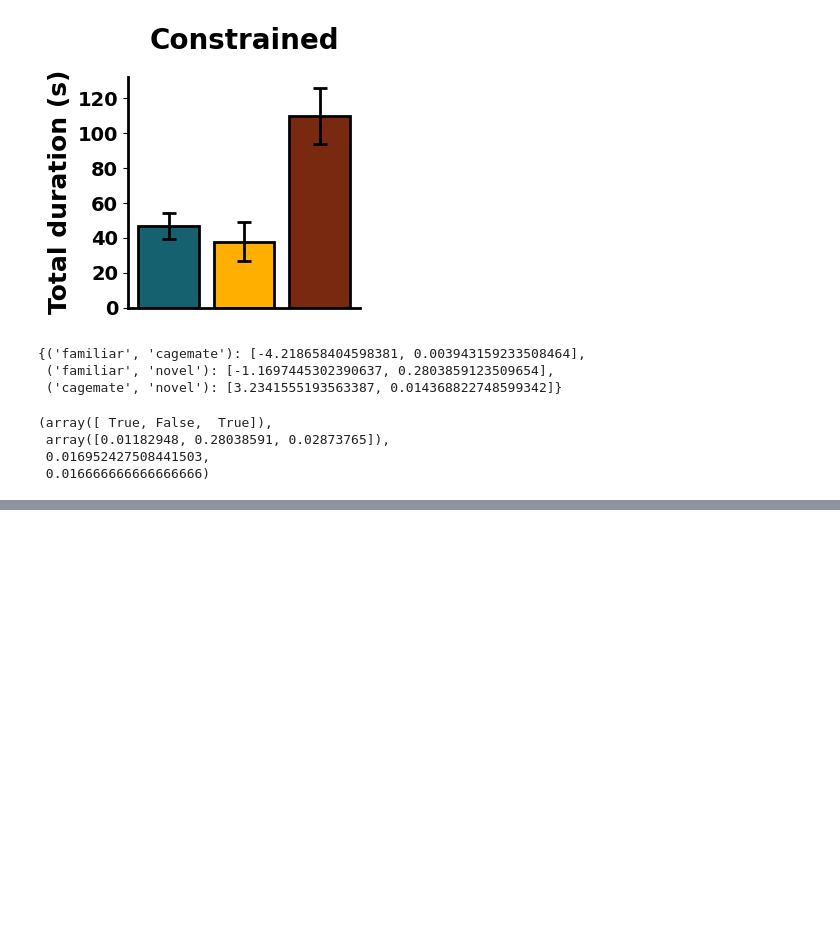
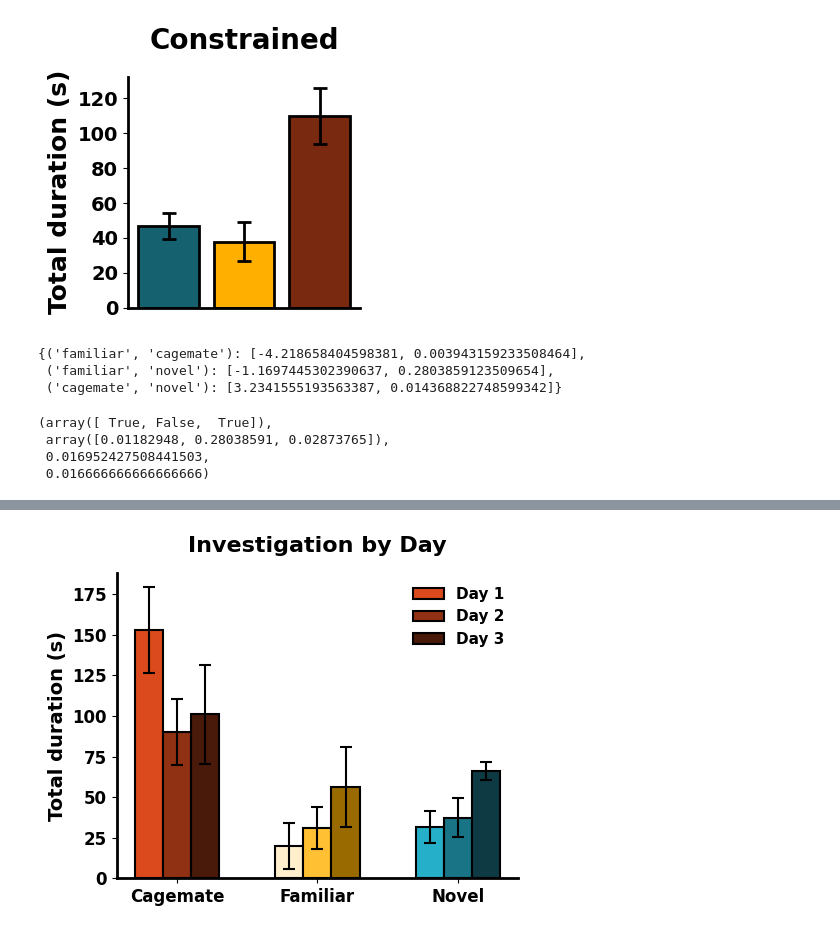
Before and after one commit to padillacoreanolab/diff_fam_social_memory_ephys, a Jupyter notebook: data_analysis/pilot1/constrained/phase3_behavior.ipynb, the cells around one changed output, grey strips where cells are left out. Drawn from its saved outputs; the diff is of its cells as text; code cells hidden in the pictures; blank space fills up the shorter version.

```diff
--- a/data_analysis/pilot1/constrained/phase3_behavior.ipynb
+++ b/data_analysis/pilot1/constrained/phase3_behavior.ipynb
@@ -35,7 +35,7 @@ def unpickle_this(pickle_file):
     with open(pickle_file, 'rb') as file:
         return(pickle.load(file))
 # %%
-behavior_dicts = unpickle_this('behavior_dicts.pkl')
+behavior_dicts = unpickle_this('data_analysis/pilot1/constrained/behavior_dicts.pkl')
 # %%
 event_info = {}
 sniff_itis = []
@@ -177,10 +197,11 @@ event_overview.to_csv('pilot1_behavior_data_cups')
 event_overview = pd.concat({k: pd.DataFrame(v) for k, v in event_info.items()}, axis=0)
 event_overview = event_overview.reset_index()
 event_overview['subject'] = event_overview['level_0'].apply(lambda x: x.split('_')[1] + '.' + x.split('_')[2])
+event_overview['day'] =  event_overview['level_0'].apply(lambda x: x.split('_')[0][3])
 event_dict_keys
 event_overview.drop(columns = ['level_0'], inplace = True)
 # Step 1: average within each subject per metric
-subject_means = event_overview.groupby(['subject', 'level_1']).mean()
+subject_means = event_overview.drop(columns = ['day']).groupby(['subject', 'level_1']).mean()
 # Step 2: average across subjects per metric
 event_overview_averages = subject_means.groupby('level_1').mean()
 event_overview_averages
@@ -294,0 +372,81 @@ adjusted_p_values
+# %%
+import numpy as np
+import matplotlib.pyplot as plt
+
+def plot_investigation_by_day(event_overview, agents=['cagemate', 'familiar', 'novel'],
+                               colors={'cagemate': '#792910', 'familiar': '#FFB000', 'novel': '#15616F'}):
+
+    # --- Compute per-subject means per day per agent ---
+    melted = event_overview[event_overview['level_1'] == 'total time'][
+        ['subject', 'day'] + agents
+    ].groupby(['subject', 'day']).mean().reset_index()
+    print(melted.head())
+
+    # Average and SEM across subjects
+    stats = melted.groupby('day')[agents].agg(['mean', 'sem'])
+    days = sorted(melted['day'].unique())  # e.g. ['1', '2', '3']
+    n_days = len(days)
+    n_agents = len(agents)
+
+    # --- Layout ---
+    bar_width = 0.2
+    group_spacing = 1.0
+    offsets = np.linspace(-(n_days - 1) / 2, (n_days - 1) / 2, n_days) * bar_width
+    x_positions = np.arange(n_agents) * group_spacing
+
+    # --- Plot ---
+    plt.rcParams['font.weight'] = 'bold'
+    plt.rcParams['axes.titleweight'] = 'bold'
+    plt.rcParams['axes.labelweight'] = 'bold'
+
+    fig, ax = plt.subplots(figsize=(5, 4))
+
+    def adjust_lightness(hex_color, factor):
+        """factor > 1 lightens, factor < 1 darkens"""
+        import matplotlib.colors as mc
+        import colorsys
+        c = mc.to_rgb(hex_color)
+        h, l, s = colorsys.rgb_to_hls(*c)
+        return colorsys.hls_to_rgb(h, max(0, min(1, factor * l)), s)
+
+    # Day 1 = lightest, Day N = darkest
+    day_factors = np.linspace(1.8, 0.6, n_days)  # adjust range to taste
+
+    legend_handles = []
+    for d_idx, (day, factor) in enumerate(zip(days, day_factors)):
+        for a_idx, agent in enumerate(agents):
+            mean_val = stats.loc[day, (agent, 'mean')]
+            sem_val  = stats.loc[day, (agent, 'sem')]
+            color    = adjust_lightness(colors[agent], factor)
+            x        = x_positions[a_idx] + offsets[d_idx]
+
+            bar = ax.bar(x, mean_val, width=bar_width,
+                         color=color, edgecolor='black', linewidth=1.5,
+                         yerr=sem_val, capsize=4,
+                         error_kw={'elinewidth': 1.5, 'capthick': 1.5})
+
+        # One legend entry per day
+        legend_handles.append(
+            plt.Rectangle((0,0), 1, 1, color=adjust_lightness(colors[agents[0]], factor),
+                           ec='black', lw=1.5, label=f'Day {day}')
+        )
+
+    # --- Formatting ---
+    ax.set_xticks(x_positions)
+    ax.set_xticklabels([a.capitalize() for a in agents], fontsize=13)
+    ax.set_ylabel('Total duration (s)', fontsize=14)
+    ax.set_title('Investigation by Day', fontsize=16, pad=15)
+    ax.spines['top'].set_visible(False)
+    ax.spines['right'].set_visible(False)
+    ax.spines['bottom'].set_linewidth(2)
+    ax.spines['left'].set_linewidth(2)
+    ax.tick_params(axis='both', labelsize=12)
+    ax.legend(handles=legend_handles, fontsize=11, frameon=False)
+
+    plt.tight_layout()
+    plt.savefig('investigation_by_day.png', dpi=600, transparent=True, bbox_inches='tight')
+    plt.show()
+
+# call it
+plot_investigation_by_day(event_overview)
+# %% [output]
@@ -294,0 +459 @@ adjusted_p_values
+[figure, added]
```
Also changed, not shown: parts of 7 cells of this notebook, 2 other files.
